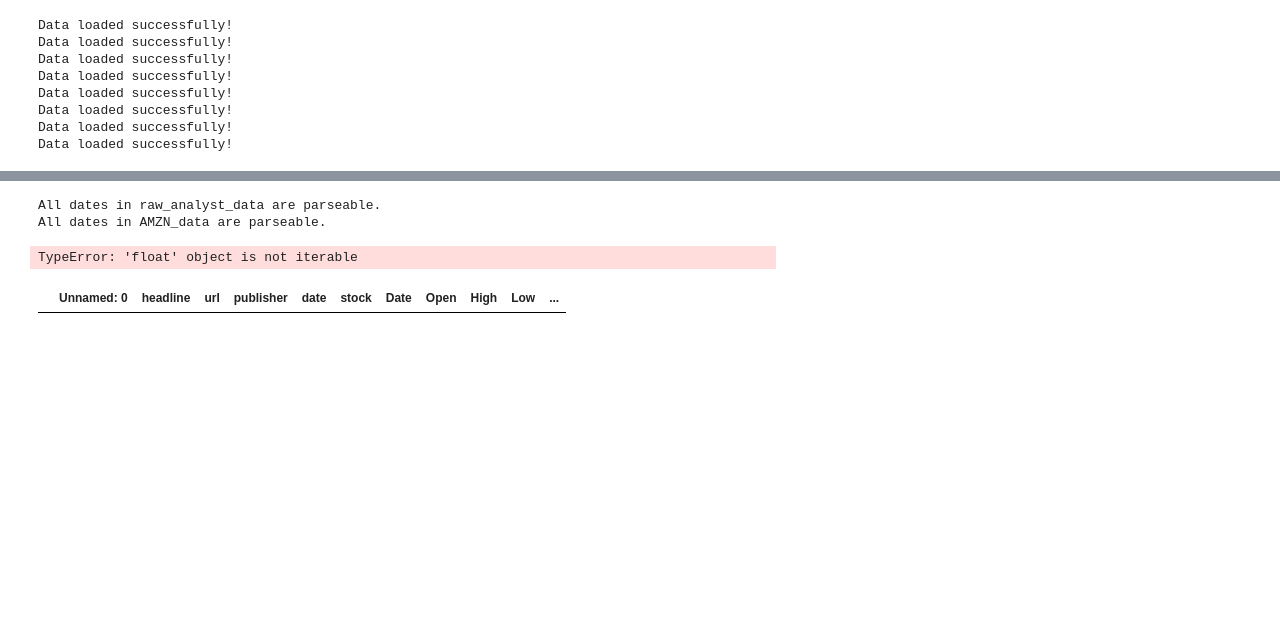
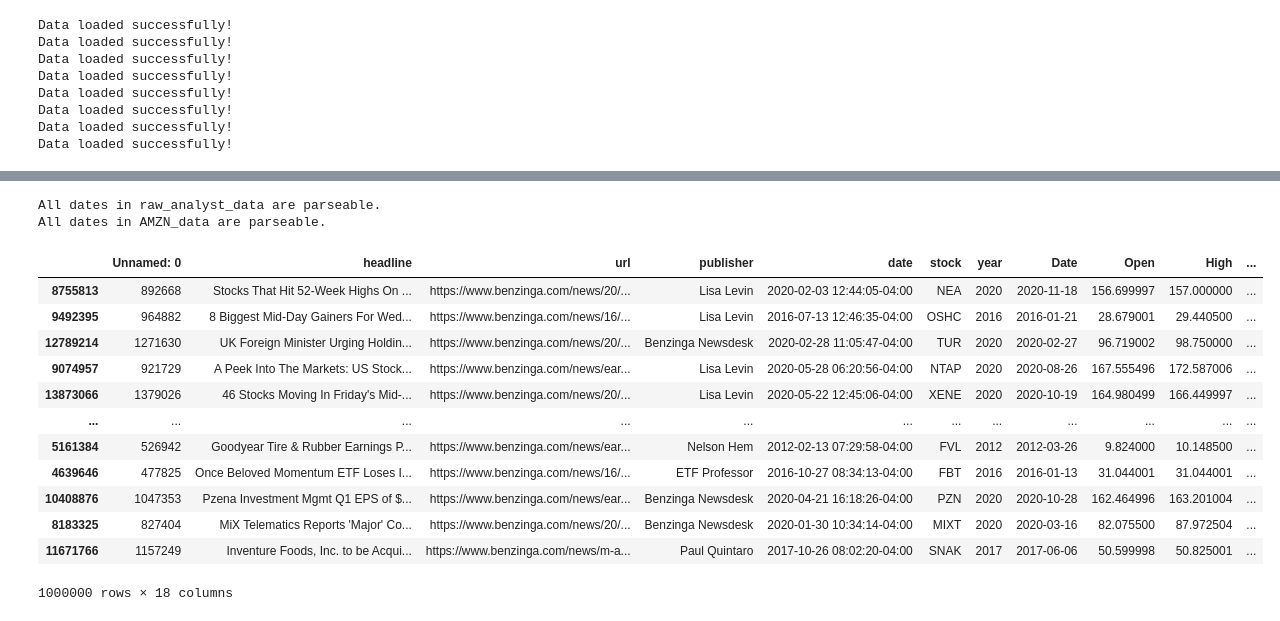
Before and after one commit to Natnahom/kaim-week-12, a Jupyter notebook: notebooks/correlationAnalysis.ipynb, the cells around one changed output, grey strips where cells are left out. Cells and saved outputs as stored; diff of their text form; code cells hidden in the pictures; blank space fills up the shorter version.

```diff
--- a/notebooks/correlationAnalysis.ipynb
+++ b/notebooks/correlationAnalysis.ipynb
@@ -52,35 +52,47 @@ raw_analyst_data
 # %%
 # Attempt to convert dates again
 raw_analyst_data['date'] = pd.to_datetime(raw_analyst_data['date'], errors='coerce')
 AMZN_data['Date'] = pd.to_datetime(AMZN_data['Date'], errors='coerce')
+
+raw_analyst_data['year'] = raw_analyst_data['date'].dt.year
+AMZN_data['year'] = AMZN_data['Date'].dt.year
 
 # Check for any NaT values after conversion
 if raw_analyst_data['date'].isnull().any():
     print("There are still unparseable dates in raw_analyst_data.")
 else:
     print("All dates in raw_analyst_data are parseable.")
 
 if AMZN_data['Date'].isnull().any():
     print("There are unparseable dates in AMZN_data.")
 else:
     print("All dates in AMZN_data are parseable.")
 
 # Merge the data
-merged_data = pd.merge(raw_analyst_data, AMZN_data, left_on='date', right_on='Date', how='inner')
+merged_data = pd.merge(raw_analyst_data, AMZN_data, on='year', how='inner')
 
+merged_data = merged_data.sample(n=1000000)
 # Sentiment analysis
-merged_data['sentiment'] = merged_data['headline'].apply(analyze_sentiment_vader)
+merged_data['sentiment'] = analyze_sentiment_vader(merged_data['headline'].tolist())
 
 # Calculate daily stock returns
 merged_data['daily_return'] = merged_data['Close'].pct_change()
 
 # Display the merged data
-print(merged_data)
+merged_data
 # %% [output]
 All dates in raw_analyst_data are parseable.
 All dates in AMZN_data are parseable.
+|  | Unnamed: 0 | headline | url | publisher | date | stock | year | Date | Open | High | ... |
+| 8755813 | 892668 | Stocks That Hit 52-Week Highs On ... | https://www.benzinga.com/news/20/... | Lisa Levin | 2020-02-03 12:44:05-04:00 | NEA | 2020 | 2020-11-18 | 156.699997 | 157.000000 | ... |
+| 9492395 | 964882 | 8 Biggest Mid-Day Gainers For Wed... | https://www.benzinga.com/news/16/... | Lisa Levin | 2016-07-13 12:46:35-04:00 | OSHC | 2016 | 2016-01-21 | 28.679001 | 29.440500 | ... |
+| 12789214 | 1271630 | UK Foreign Minister Urging Holdin... | https://www.benzinga.com/news/20/... | Benzinga Newsdesk | 2020-02-28 11:05:47-04:00 | TUR | 2020 | 2020-02-27 | 96.719002 | 98.750000 | ... |
+| 9074957 | 921729 | A Peek Into The Markets: US Stock... | https://www.benzinga.com/news/ear... | Lisa Levin | 2020-05-28 06:20:56-04:00 | NTAP | 2020 | 2020-08-26 | 167.555496 | 172.587006 | ... |
+| 13873066 | 1379026 | 46 Stocks Moving In Friday's Mid-... | https://www.benzinga.com/news/20/... | Lisa Levin | 2020-05-22 12:45:06-04:00 | XENE | 2020 | 2020-10-19 | 164.980499 | 166.449997 | ... |
+| ... | ... | ... | ... | ... | ... | ... | ... | ... | ... | ... | ... |
+| 5161384 | 526942 | Goodyear Tire & Rubber Earnings P... | https://www.benzinga.com/news/ear... | Nelson Hem | 2012-02-13 07:29:58-04:00 | FVL | 2012 | 2012-03-26 | 9.824000 | 10.148500 | ... |
+| 4639646 | 477825 | Once Beloved Momentum ETF Loses I... | https://www.benzinga.com/news/16/... | ETF Professor | 2016-10-27 08:34:13-04:00 | FBT | 2016 | 2016-01-13 | 31.044001 | 31.044001 | ... |
+| 10408876 | 1047353 | Pzena Investment Mgmt Q1 EPS of $... | https://www.benzinga.com/news/ear... | Benzinga Newsdesk | 2020-04-21 16:18:26-04:00 | PZN | 2020 | 2020-10-28 | 162.464996 | 163.201004 | ... |
+| 8183325 | 827404 | MiX Telematics Reports 'Major' Co... | https://www.benzinga.com/news/20/... | Benzinga Newsdesk | 2020-01-30 10:34:14-04:00 | MIXT | 2020 | 2020-03-16 | 82.075500 | 87.972504 | ... |
+| 11671766 | 1157249 | Inventure Foods, Inc. to be Acqui... | https://www.benzinga.com/news/m-a... | Paul Quintaro | 2017-10-26 08:02:20-04:00 | SNAK | 2017 | 2017-06-06 | 50.599998 | 50.825001 | ... |
-TypeError: 'float' object is not iterable
+1000000 rows × 18 columns
-# %%
-merged_data
-# %% [output]
-|  | Unnamed: 0 | headline | url | publisher | date | stock | Date | Open | High | Low | ... |
```
Also changed, not shown: parts of 5 cells of this notebook, 1 other file.
